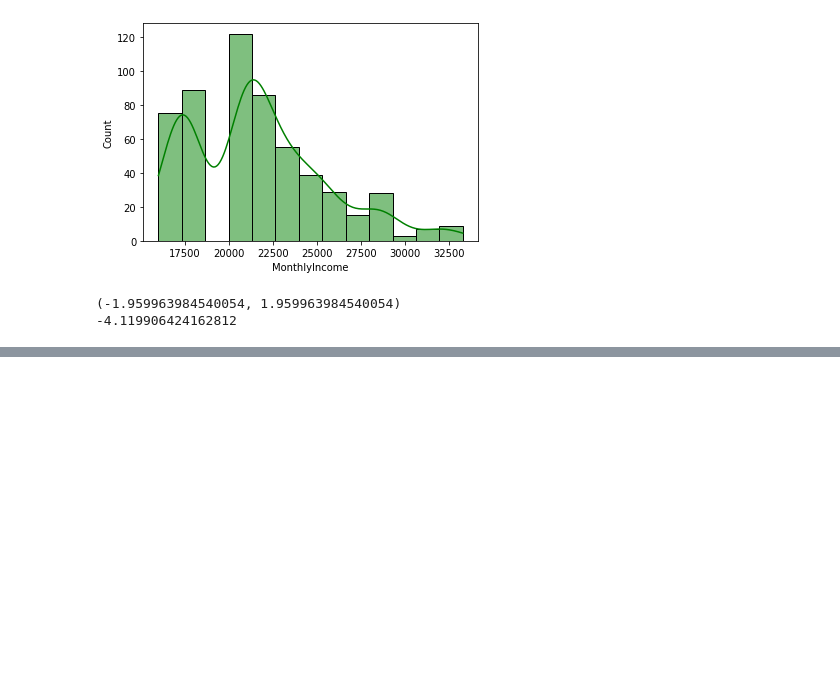
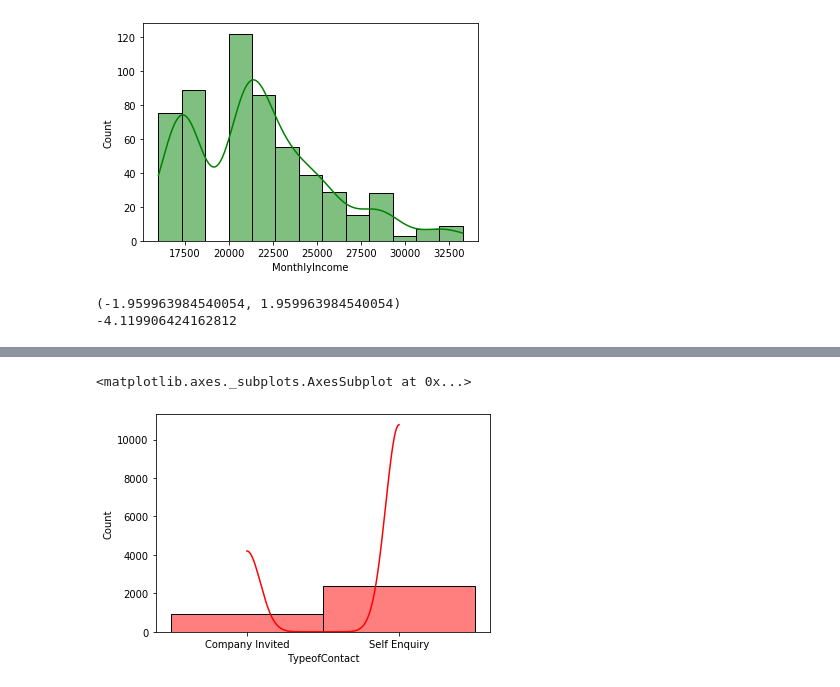
Before and after one commit to KyLarson-Research/tourism, a Jupyter notebook: tourism.ipynb, the cells around one changed output, grey strips where cells are left out. Drawn from its saved outputs; the diff is of its cells as text; code cells hidden in the pictures; blank space fills up the shorter version.

```diff
--- a/tourism.ipynb
+++ b/tourism.ipynb
@@ -584,0 +603,5 @@ twoprop_twotail_z(nencode_MI, yencode_MI, .05)
+# %%
+sns.histplot(cat_prodtaken_n['TypeofContact'], kde=True, color='r')
+# %% [output]
+<matplotlib.axes._subplots.AxesSubplot at 0x...>
+[figure, added]
```
Also changed, not shown: parts of 27 cells of this notebook.
